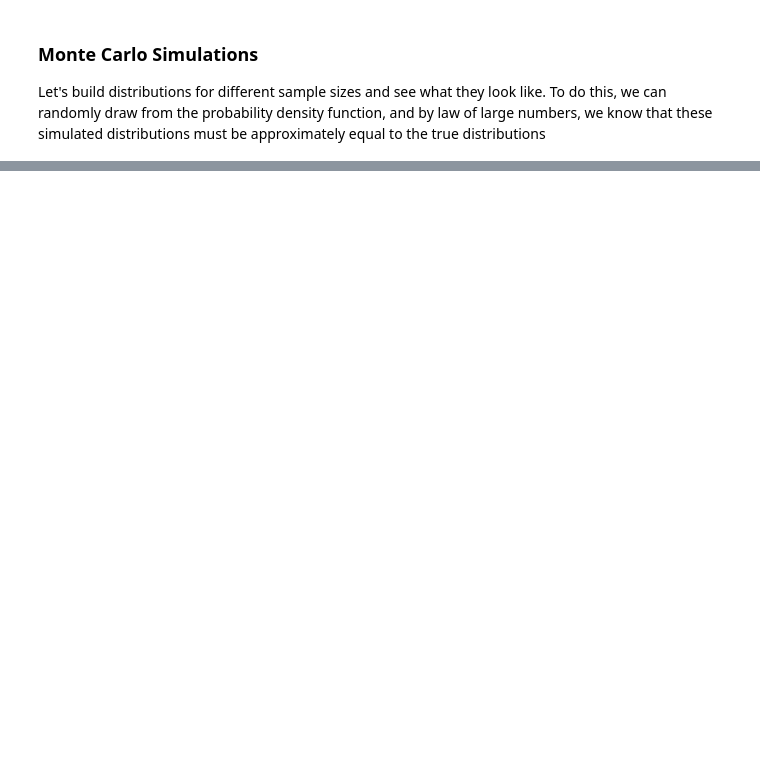
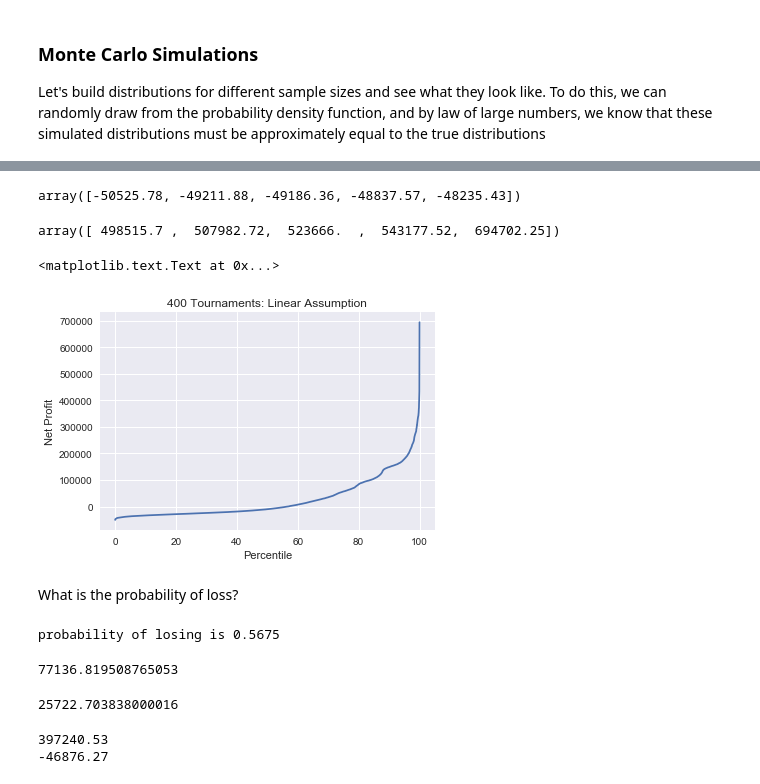
Before and after one commit to andrewadelson92/poker_variance_analysis, a Jupyter notebook: poker_variance.ipynb, the cells around one changed output, grey strips where cells are left out. Saved outputs shown, nothing was run; the diff lists cells and outputs as text; code cells hidden in the pictures; blank space fills up the shorter version.

```diff
--- a/poker_variance.ipynb
+++ b/poker_variance.ipynb
@@ -127,0 +139,68 @@ print cum_density_lin()
+# %%
+import math
+cum_lin =cum_density_lin()
+payouts = create_pays()
+def simulation_linear():
+    #if not in the money
+    num = np.random.rand()
+    b = 81.32/850680.3
+    a = .01/850680.3
+    c = -1.0*num
+    quad = (-b + math.sqrt(b**2 - 4*a*c))/(2*a)
+    n1 = int(math.floor(quad))
+    if n1>0:
+        n1-=1
+    while cum_lin[n1]<num:
+        n1+=1
+    return payouts[n1]
+# %%
+def monte_linear(n):
+    results = 0
+    for i in range(n):
+        results+=simulation_linear()
+    return results - n*215
+# %%
+results = []
+for i in range(10000):
+    results.append(monte_linear(400))
+results =np.array(results)
+# %%
+results =np.sort(results)
+##the five worst results
+results[0:5]
+# %% [output]
+array([-50525.78, -49211.88, -49186.36, -48837.57, -48235.43])
+# %%
+##the five best results
+results[-5:]
+# %% [output]
+array([ 498515.7 ,  507982.72,  523666.  ,  543177.52,  694702.25])
+# %%
+p = np.linspace(0,100,10000)
+plt.plot(p,results)
+plt.xlabel('Percentile')
+plt.ylabel('Net Profit')
+plt.title('400 Tournaments: Linear Assumption')
+# %% [output]
+<matplotlib.text.Text at 0x...>
+[figure, added]
+# %% [markdown]
+What is the probability of loss?
+# %%
+print 'probability of losing is ' + str(len([i for i in results if i<0])/len(results))
+# %% [output]
+probability of losing is 0.5675
+# %%
+results.std()
+# %% [output]
+77136.819508765053
+# %%
+results.mean()
+# %% [output]
+25722.703838000016
+# %%
+print results[9985]
+print results[15]
+# %% [output]
+397240.53
+-46876.27
```
Also changed, not shown: parts of 21 cells of this notebook.
